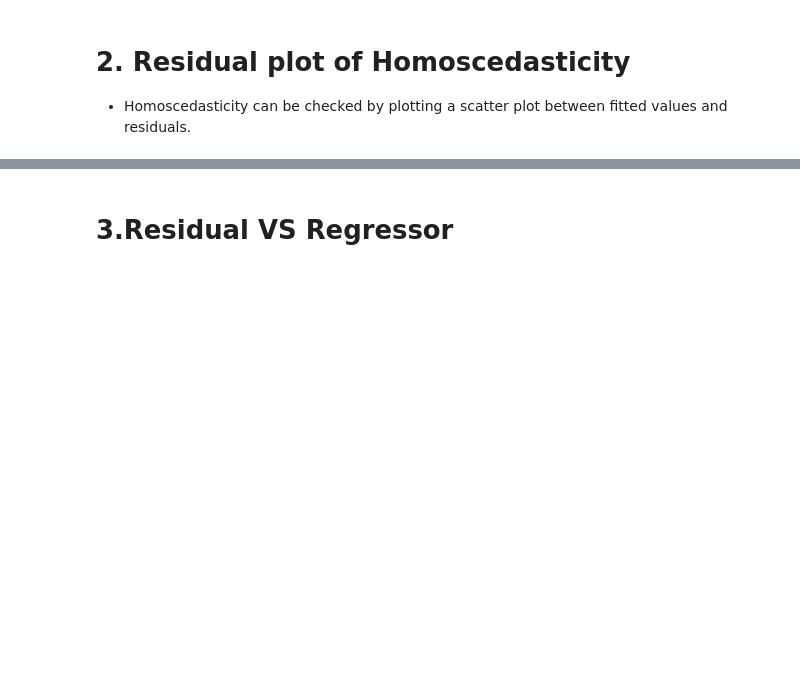
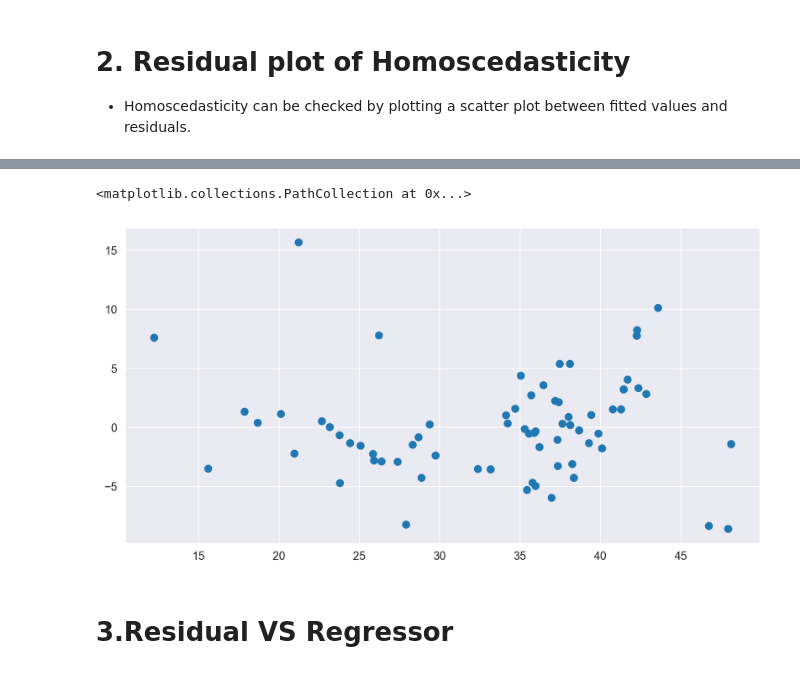
Before and after one commit to aishwaryamate/14July-Batch, a Jupyter notebook: Machine Learning/EDA-1/Multiple Linear Regression.ipynb, the cells around one changed output, grey strips where cells are left out. Drawn from its saved outputs; the diff is of its cells as text; code cells hidden in the pictures; blank space fills up the shorter version.

```diff
--- a/Machine Learning/EDA-1/Multiple Linear Regression.ipynb
+++ b/Machine Learning/EDA-1/Multiple Linear Regression.ipynb
@@ -207,3 +291,8 @@ vol.rsquared, vol.aic
+# %%
+plt.scatter(model.fittedvalues, model.resid)
+# %% [output]
+<matplotlib.collections.PathCollection at 0x...>
+[figure, added]
 # %% [markdown]
 # 3.Residual VS Regressor
 # %%
```
Also changed, not shown: parts of 45 cells of this notebook.
